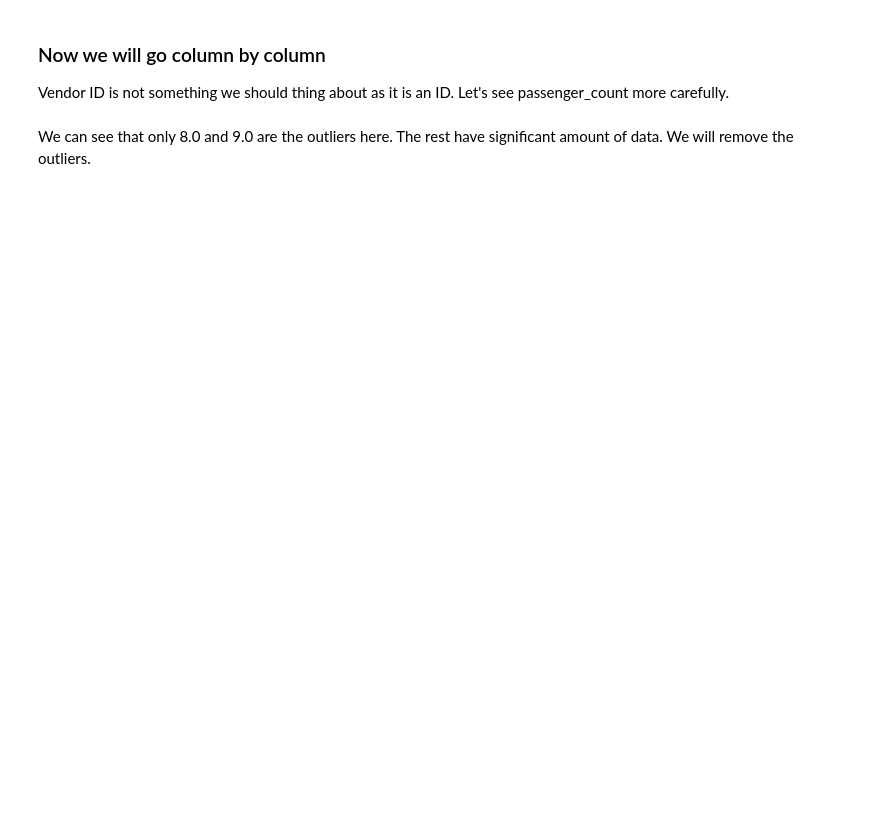
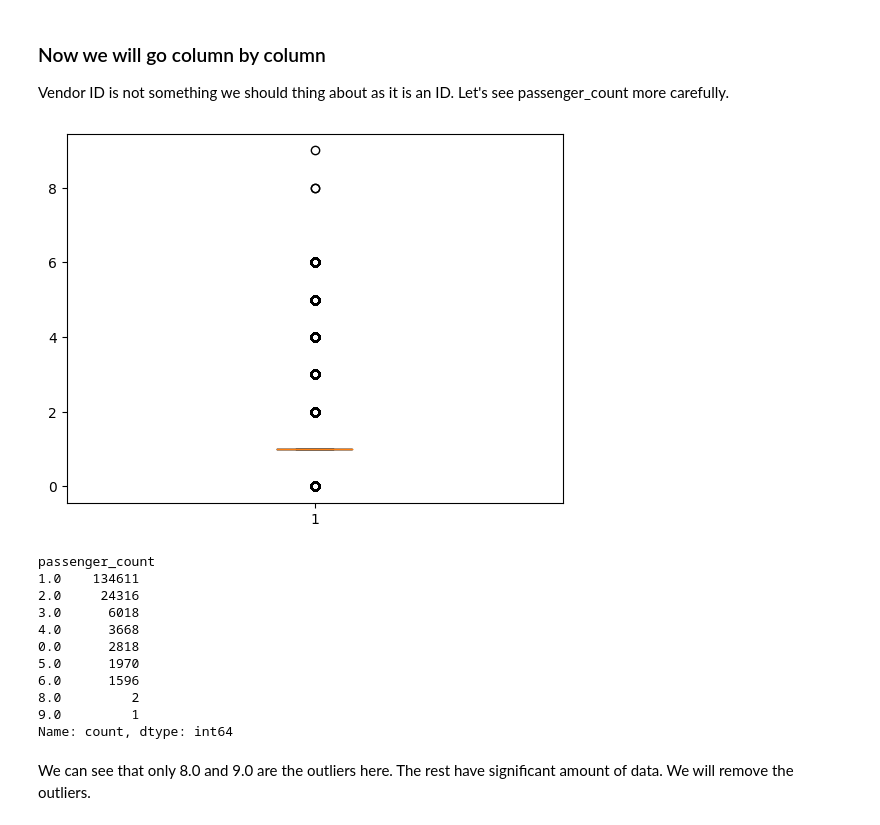
Before and after one commit to Wambyat/MLP-Project, a Jupyter notebook: main.ipynb, the cells around one changed output. Drawn from its saved outputs; the diff is of its cells as text; code cells hidden in the pictures; blank space fills up the shorter version.

```diff
--- a/main.ipynb
+++ b/main.ipynb
@@ -182,12 +300,22 @@ def get_vis_box():
 Vendor ID is not something we should thing about as it is an ID.
 Let's see passenger_count more carefully.
 # %%
-# visualize outlier in passenger_count
-# coloured box plot
-# plt.boxplot(train['passenger_count'])
-# plt.show()
-# count of each value in passenger_count
-# train['passenger_count'].value_counts()
+plt.boxplot(train['passenger_count'])
+plt.show()
+train['passenger_count'].value_counts()
+# %% [output]
+[figure, added]
+passenger_count
+1.0    134611
+2.0     24316
+3.0      6018
+4.0      3668
+0.0      2818
+5.0      1970
+6.0      1596
+8.0         2
+9.0         1
+Name: count, dtype: int64
 # %% [markdown]
 We can see that only 8.0 and 9.0 are the outliers here. The rest have significant amount of data. We will remove the outliers.
 # %%
```
Also changed, not shown: parts of 97 cells of this notebook, 1 other file.
